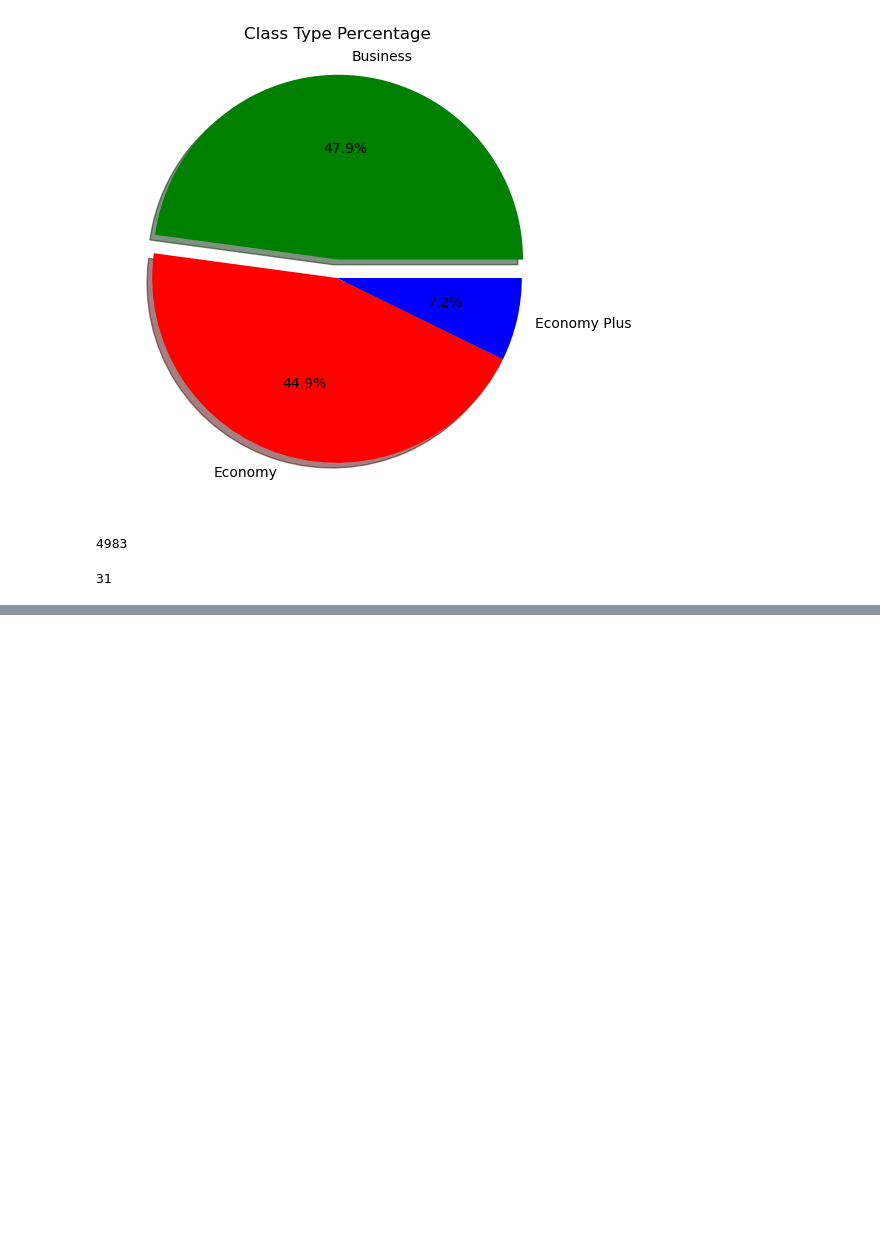
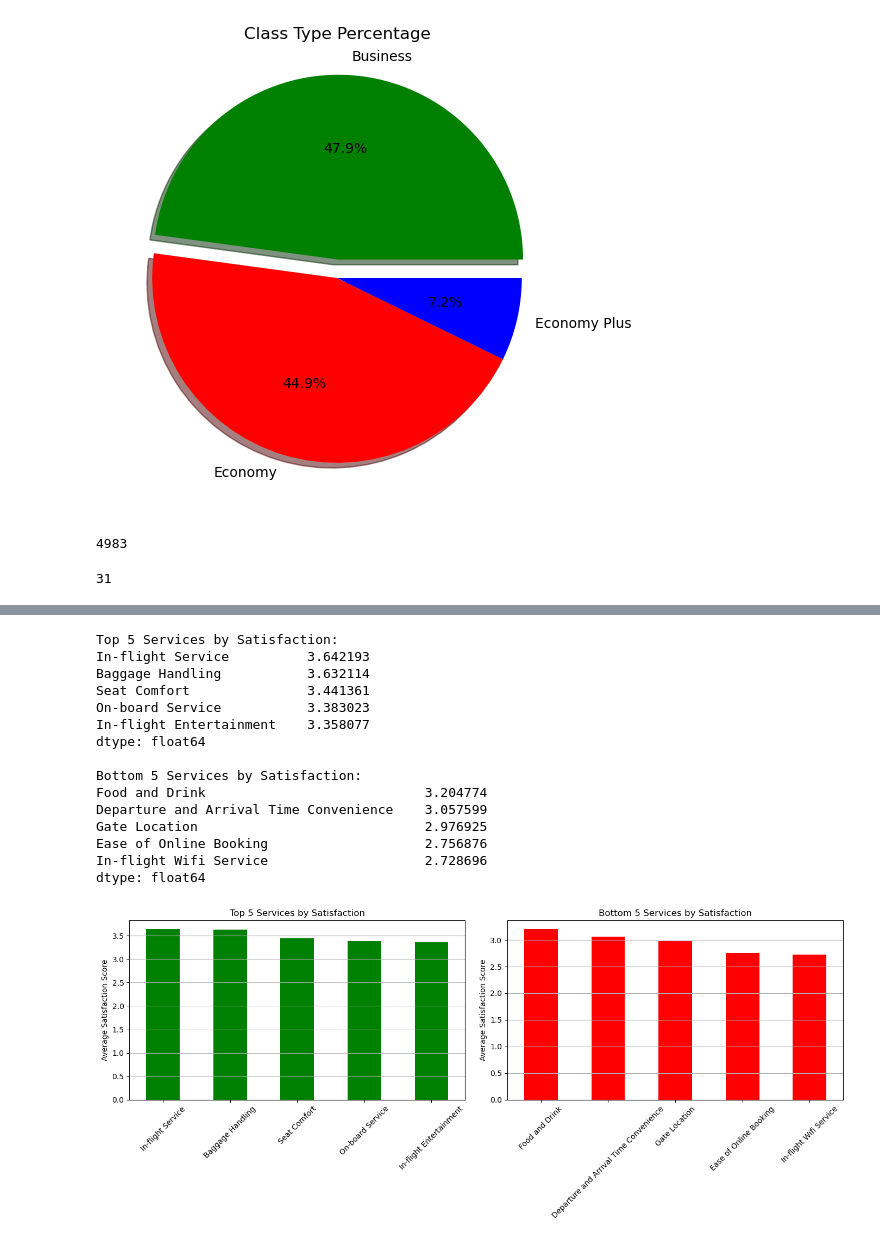
Before and after one commit to SK4TER3TAILWHIP/Data_project_1, a Jupyter notebook: Tanner.ipynb, the cells around one changed output, grey strips where cells are left out. Saved outputs shown, nothing was run; the diff lists cells and outputs as text; code cells hidden in the pictures; blank space fills up the shorter version.

```diff
--- a/Tanner.ipynb
+++ b/Tanner.ipynb
@@ -156,0 +199,14 @@ plt.pie
+# %%
+# Define the service satisfaction columns
+service_columns = [
+    'Departure and Arrival Time Convenience', 'Ease of Online Booking', 'Check-in Service',
+    'Online Boarding', 'Gate Location', 'On-board Service', 'Seat Comfort', 'Leg Room Service',
+    'Cleanliness', 'Food and Drink', 'In-flight Service', 'In-flight Wifi Service',
+    'In-flight Entertainment', 'Baggage Handling'
+]
+
+# Calculate average satisfaction scores for each flight type
+satisfaction_by_flight_type = airline_data.groupby('Flight Type')[service_columns].mean()
+
+# Display the satisfaction DataFrame
+print(satisfaction_by_flight_type)
@@ -157 +242,56 @@ plt.pie
+# %%
+# What are the Top 5 rated services
+#What are the 5 least liked services
+
+# Calculate average satisfaction ratings across all flights for each service column
+average_satisfaction = airline_data[service_columns].mean()
+
+# Sort the average satisfaction ratings in descending order to find top and bottom services
+sorted_satisfaction = average_satisfaction.sort_values(ascending=False)
+
+# Get the top 5 and bottom 5 services
+top_5_services = sorted_satisfaction.head(5)
+bottom_5_services = sorted_satisfaction.tail(5)
+
+# Display the results
+print("Top 5 Services by Satisfaction:")
+print(top_5_services)
+
+print("\nBottom 5 Services by Satisfaction:")
+print(bottom_5_services)
+
+# Plotting the top 5 and bottom 5 satisfaction ratings
+plt.figure(figsize=(14, 6))
+
+plt.subplot(1, 2, 1)
+top_5_services.plot(kind='bar', color='green', title='Top 5 Services by Satisfaction')
+plt.ylabel('Average Satisfaction Score')
+plt.xticks(rotation = 45)
+plt.grid(axis='y')
+
+plt.subplot(1, 2, 2)
+bottom_5_services.plot(kind='bar', color='red', title='Bottom 5 Services by Satisfaction')
+plt.ylabel('Average Satisfaction Score')
+plt.xticks(rotation = 45)
+plt.grid(axis='y')
+
+plt.tight_layout()
+plt.show()
+# %% [output]
+Top 5 Services by Satisfaction:
+In-flight Service          3.642193
+Baggage Handling           3.632114
+Seat Comfort               3.441361
+On-board Service           3.383023
+In-flight Entertainment    3.358077
+dtype: float64
+
+Bottom 5 Services by Satisfaction:
+Food and Drink                            3.204774
+Departure and Arrival Time Convenience    3.057599
+Gate Location                             2.976925
+Ease of Online Booking                    2.756876
+In-flight Wifi Service                    2.728696
+dtype: float64
+[figure, added]
 # %%
```
Also changed, not shown: parts of 10 cells of this notebook.
